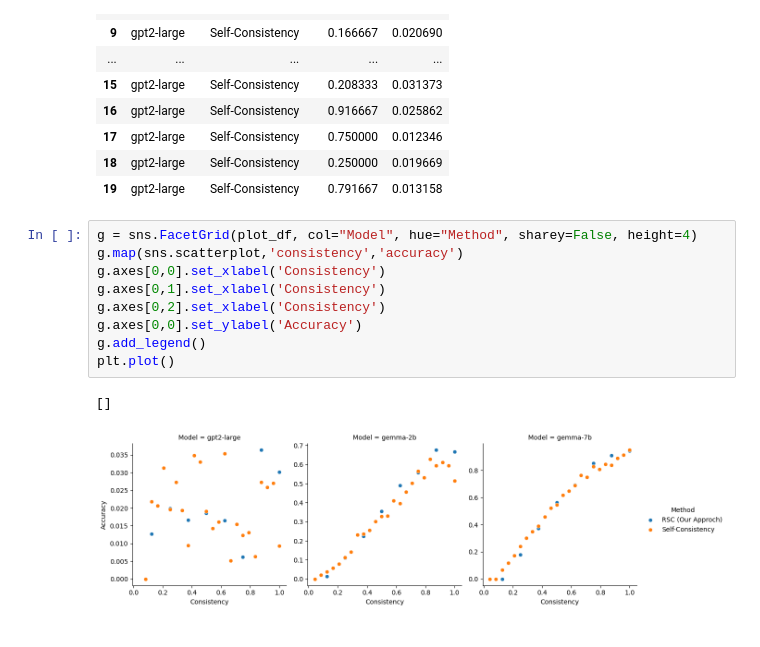
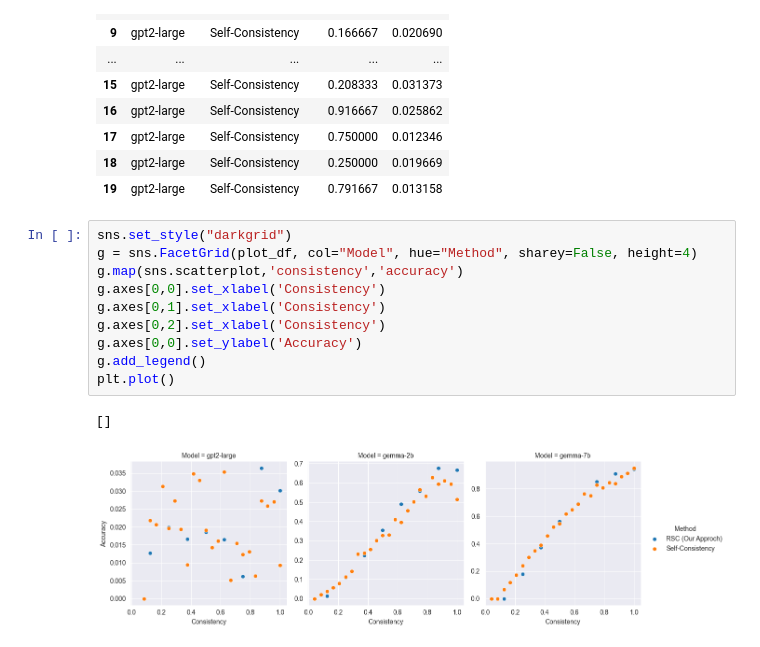
Before and after one commit to AVS1508/COMPSCI-685-Project, a Jupyter notebook: src/evaluation/accuracy_vs_consistency.ipynb, the cells around one changed output. Saved outputs shown, nothing was run; the diff lists cells and outputs as text.

Commit message:
Updated the look of all graph

```diff
--- a/src/evaluation/accuracy_vs_consistency.ipynb
+++ b/src/evaluation/accuracy_vs_consistency.ipynb
@@ -118,14 +118,15 @@ plot_df.head(20)
 | 18 | gpt2-large | Self-Consistency | 0.250000 | 0.019669 |
 | 19 | gpt2-large | Self-Consistency | 0.791667 | 0.013158 |
 # %%
+sns.set_style("darkgrid")
 g = sns.FacetGrid(plot_df, col="Model", hue="Method", sharey=False, height=4)
 g.map(sns.scatterplot,'consistency','accuracy')
 g.axes[0,0].set_xlabel('Consistency')
 g.axes[0,1].set_xlabel('Consistency')
 g.axes[0,2].set_xlabel('Consistency')
 g.axes[0,0].set_ylabel('Accuracy')
 g.add_legend()
 plt.plot()
 # %% [output]
 []
-[figure, old version]
+[figure, new version]
```
Also changed, not shown: 4 other files.
